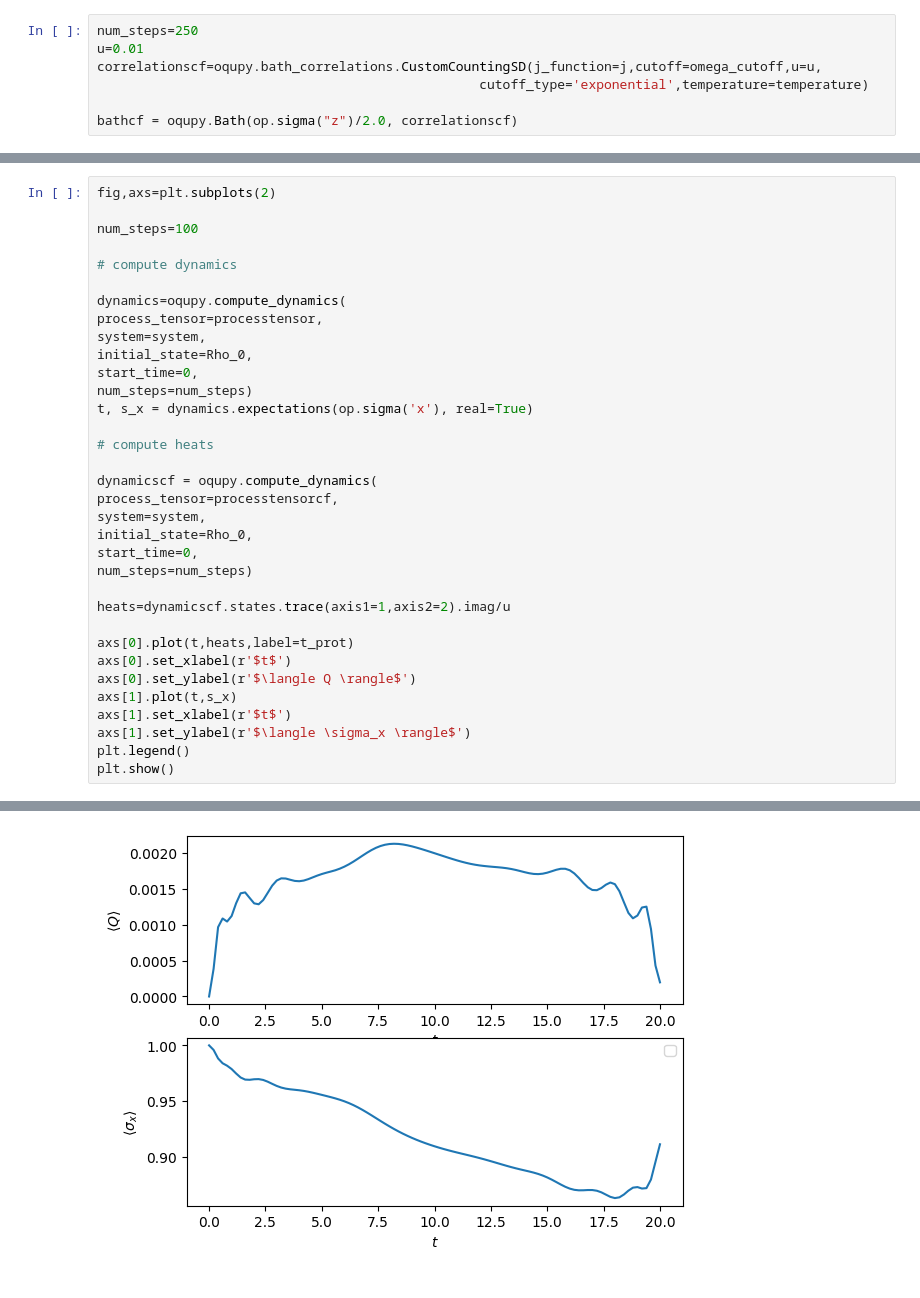
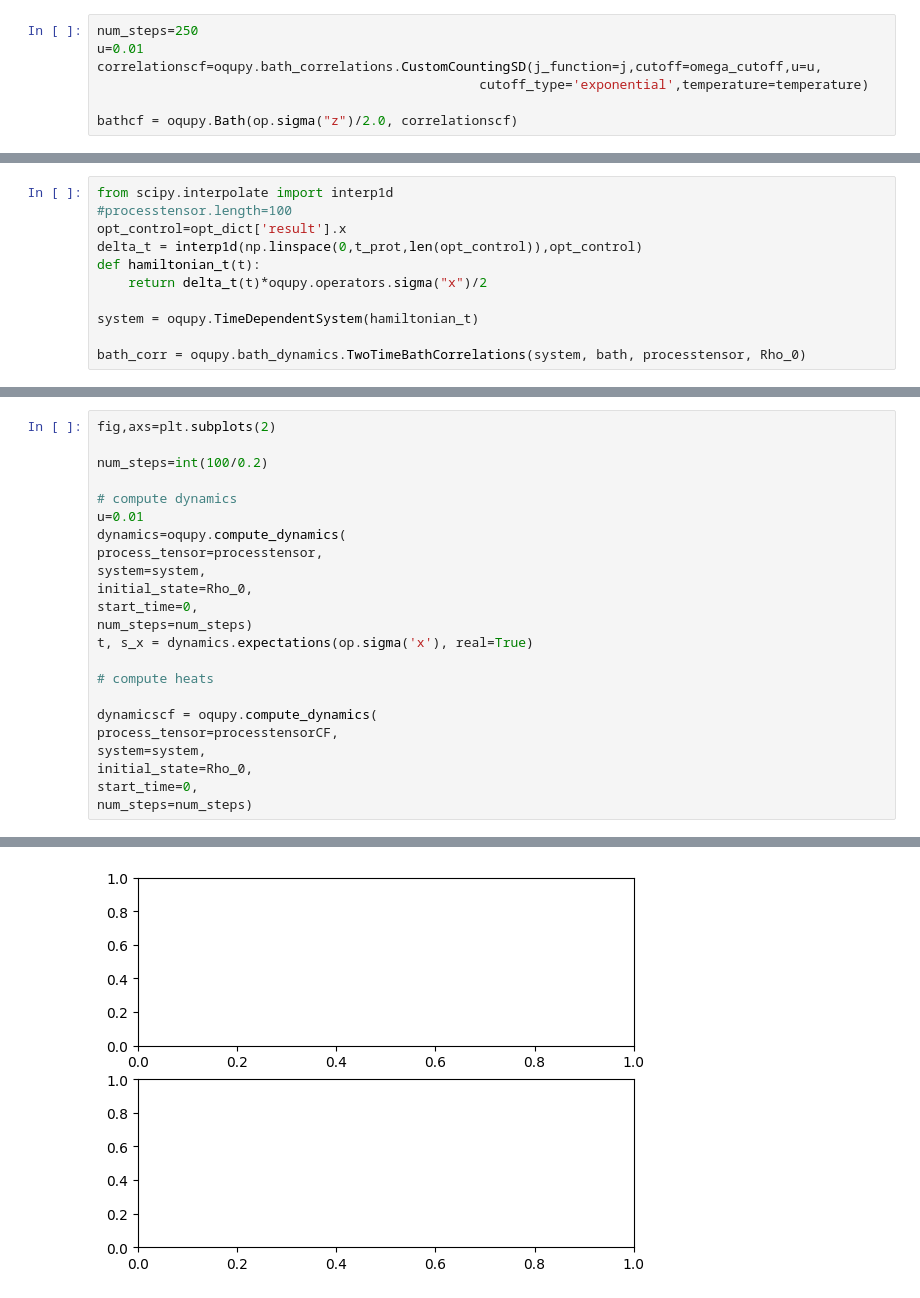
Before and after one commit to ebutler414/OQuPy, a Jupyter notebook: env_heats.ipynb, the cells around one changed output, grey strips where cells are left out. Drawn from its saved outputs; the diff is of its cells as text.

```diff
--- a/env_heats.ipynb
+++ b/env_heats.ipynb
@@ -87,0 +81,11 @@ system = oqupy.TimeDependentSystem(hamiltonian_t)
+# %%
+from scipy.interpolate import interp1d
+#processtensor.length=100
+opt_control=opt_dict['result'].x
+delta_t = interp1d(np.linspace(0,t_prot,len(opt_control)),opt_control)
+def hamiltonian_t(t):
+    return delta_t(t)*oqupy.operators.sigma("x")/2
+
+system = oqupy.TimeDependentSystem(hamiltonian_t)
+
+bath_corr = oqupy.bath_dynamics.TwoTimeBathCorrelations(system, bath, processtensor, Rho_0)
@@ -93,10 +98,10 @@ plt.plot(np.linspace(0,t_prot,2*len(opt_control)),delta_t(np.linspace(0,t_prot,2
 # %%
 fig,axs=plt.subplots(2)
 
-num_steps=100
+num_steps=int(100/0.2)
 
 # compute dynamics
-
+u=0.01
 dynamics=oqupy.compute_dynamics(
 process_tensor=processtensor,
 system=system,
@@ -108,20 +113,9 @@ t, s_x = dynamics.expectations(op.sigma('x'), real=True)
 # compute heats
 
 dynamicscf = oqupy.compute_dynamics(
-process_tensor=processtensorcf,
+process_tensor=processtensorCF,
 system=system,
 initial_state=Rho_0,
 start_time=0,
 num_steps=num_steps)
-
-heats=dynamicscf.states.trace(axis1=1,axis2=2).imag/u
-
-axs[0].plot(t,heats,label=t_prot)
-axs[0].set_xlabel(r'$t$')
-axs[0].set_ylabel(r'$\langle Q \rangle$')
-axs[1].plot(t,s_x)
-axs[1].set_xlabel(r'$t$')
-axs[1].set_ylabel(r'$\langle \sigma_x \rangle$')
-plt.legend()
-plt.show()
 # %% [output]
@@ -135 +123 @@ Elapsed time: 210.1s
-[figure, old version]
+[figure, new version]
```
Also changed, not shown: parts of 14 cells of this notebook, 14 other files.
